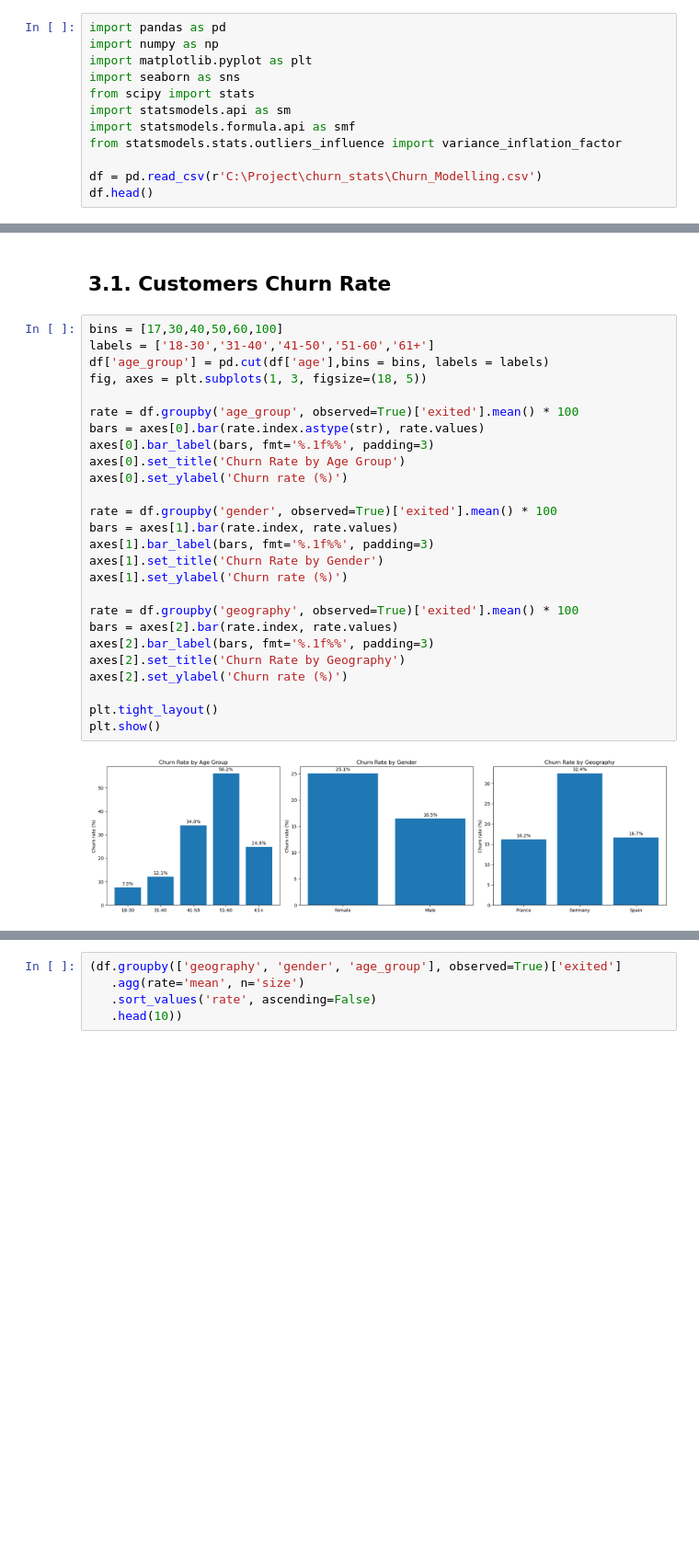
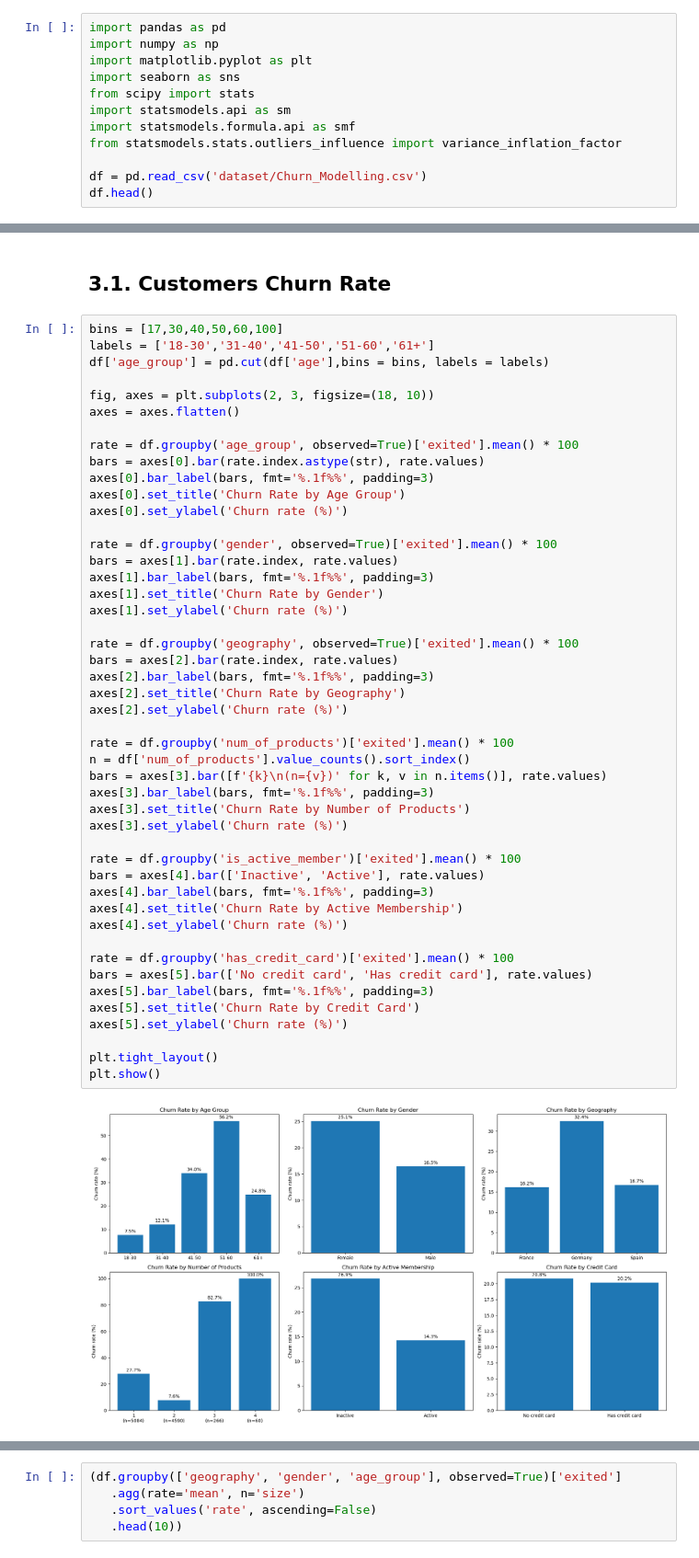
Before and after one commit to anhkhoapham-DA/Churn--EDA-Statistics-Logistic-Regression-, a Jupyter notebook: churn_eda_statistics(logistic_regression).ipynb, the cells around one changed output, grey strips where cells are left out. Shown at 92% size. Saved outputs shown, nothing was run; the diff lists cells and outputs as text; blank space fills up the shorter version.

```diff
--- a/churn_eda_statistics(logistic_regression).ipynb
+++ b/churn_eda_statistics(logistic_regression).ipynb
@@ -10,7 +10,7 @@ import statsmodels.api as sm
 import statsmodels.formula.api as smf
 from statsmodels.stats.outliers_influence import variance_inflation_factor
 
-df = pd.read_csv(r'C:\Project\churn_stats\Churn_Modelling.csv')
+df = pd.read_csv('dataset/Churn_Modelling.csv')
 df.head()
 # %% [output]
 |  | RowNumber | CustomerId | Surname | CreditScore | Geography | Gender | Age | Tenure | Balance | ... |
@@ -125,28 +125,49 @@ Duplicates: 0
 # %%
 bins = [17,30,40,50,60,100]
 labels = ['18-30','31-40','41-50','51-60','61+']
 df['age_group'] = pd.cut(df['age'],bins = bins, labels = labels)
-fig, axes = plt.subplots(1, 3, figsize=(18, 5))
+
+fig, axes = plt.subplots(2, 3, figsize=(18, 10))
+axes = axes.flatten()
 
 rate = df.groupby('age_group', observed=True)['exited'].mean() * 100
 bars = axes[0].bar(rate.index.astype(str), rate.values)
 axes[0].bar_label(bars, fmt='%.1f%%', padding=3)
 axes[0].set_title('Churn Rate by Age Group')
 axes[0].set_ylabel('Churn rate (%)')
 
 rate = df.groupby('gender', observed=True)['exited'].mean() * 100
 bars = axes[1].bar(rate.index, rate.values)
 axes[1].bar_label(bars, fmt='%.1f%%', padding=3)
 axes[1].set_title('Churn Rate by Gender')
 axes[1].set_ylabel('Churn rate (%)')
 
 rate = df.groupby('geography', observed=True)['exited'].mean() * 100
 bars = axes[2].bar(rate.index, rate.values)
 axes[2].bar_label(bars, fmt='%.1f%%', padding=3)
 axes[2].set_title('Churn Rate by Geography')
 axes[2].set_ylabel('Churn rate (%)')
 
+rate = df.groupby('num_of_products')['exited'].mean() * 100
+n = df['num_of_products'].value_counts().sort_index()
+bars = axes[3].bar([f'{k}\n(n={v})' for k, v in n.items()], rate.values)
+axes[3].bar_label(bars, fmt='%.1f%%', padding=3)
+axes[3].set_title('Churn Rate by Number of Products')
+axes[3].set_ylabel('Churn rate (%)')
+
+rate = df.groupby('is_active_member')['exited'].mean() * 100
+bars = axes[4].bar(['Inactive', 'Active'], rate.values)
+axes[4].bar_label(bars, fmt='%.1f%%', padding=3)
+axes[4].set_title('Churn Rate by Active Membership')
+axes[4].set_ylabel('Churn rate (%)')
+
+rate = df.groupby('has_credit_card')['exited'].mean() * 100
+bars = axes[5].bar(['No credit card', 'Has credit card'], rate.values)
+axes[5].bar_label(bars, fmt='%.1f%%', padding=3)
+axes[5].set_title('Churn Rate by Credit Card')
+axes[5].set_ylabel('Churn rate (%)')
+
 plt.tight_layout()
 plt.show()
 # %% [output]
-[figure, old version]
+[figure, new version]
```
Also changed, not shown: parts of 11 cells of this notebook, 1 other file.
